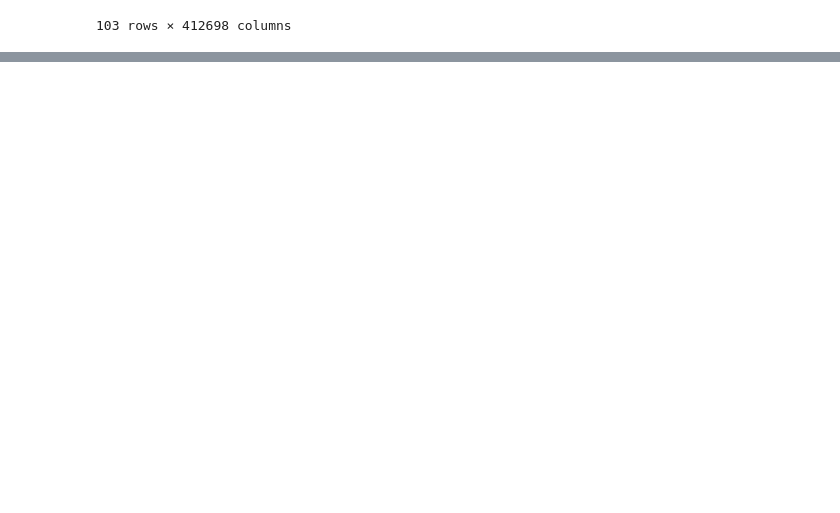
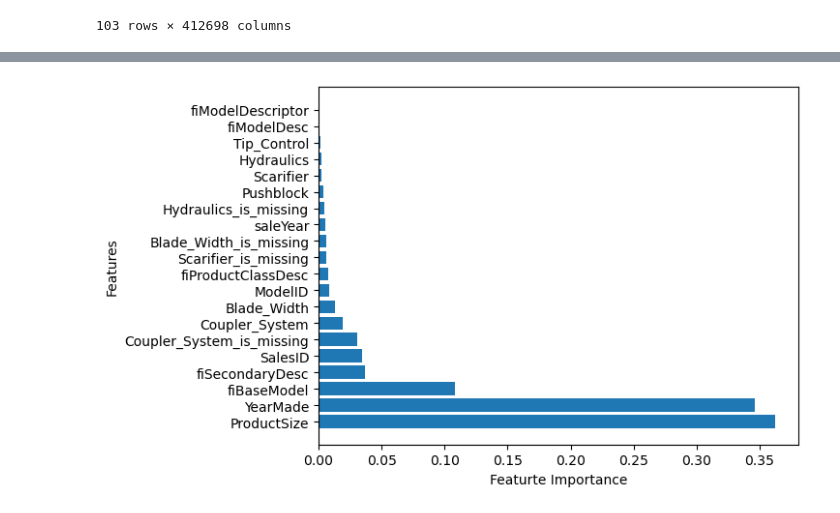
Before and after one commit to abdullahsultan/ML_Understanding, a Jupyter notebook: BulldozersPricePrediction.ipynb, the cells around one changed output, grey strips where cells are left out. Drawn from its saved outputs; the diff is of its cells as text; code cells hidden in the pictures; blank space fills up the shorter version.

```diff
--- a/BulldozersPricePrediction.ipynb
+++ b/BulldozersPricePrediction.ipynb
@@ -584,0 +591,16 @@ df_preds
+# %%
+# Helper fuction for plotting feature imporatance
+
+def plot_features(columns, importances, n=20):
+    df = (pd.DataFrame({"features": columns, "feature_importances": importances})
+          .sort_values("feature_importances", ascending=False)
+          .reset_index(drop=True))
+    # Plot DF
+    fig, ax = plt.subplots()
+    ax.barh(df["features"][:n], df["feature_importances"][:20])
+    ax.set_xlabel("Featurte Importance")
+    ax.set_ylabel("Features")
+# %%
+plot_features(X_train.columns, idealModel.feature_importances_)
+# %% [output]
+[figure, added]
```
Also changed, not shown: parts of 35 cells of this notebook.
